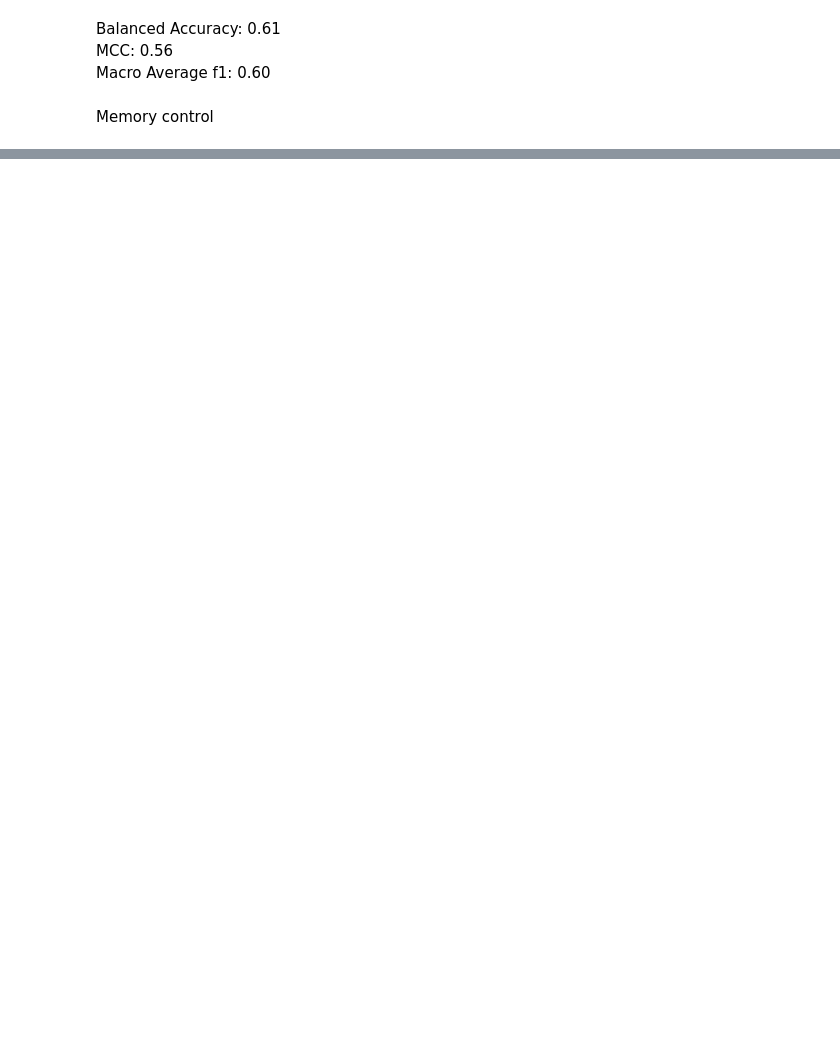
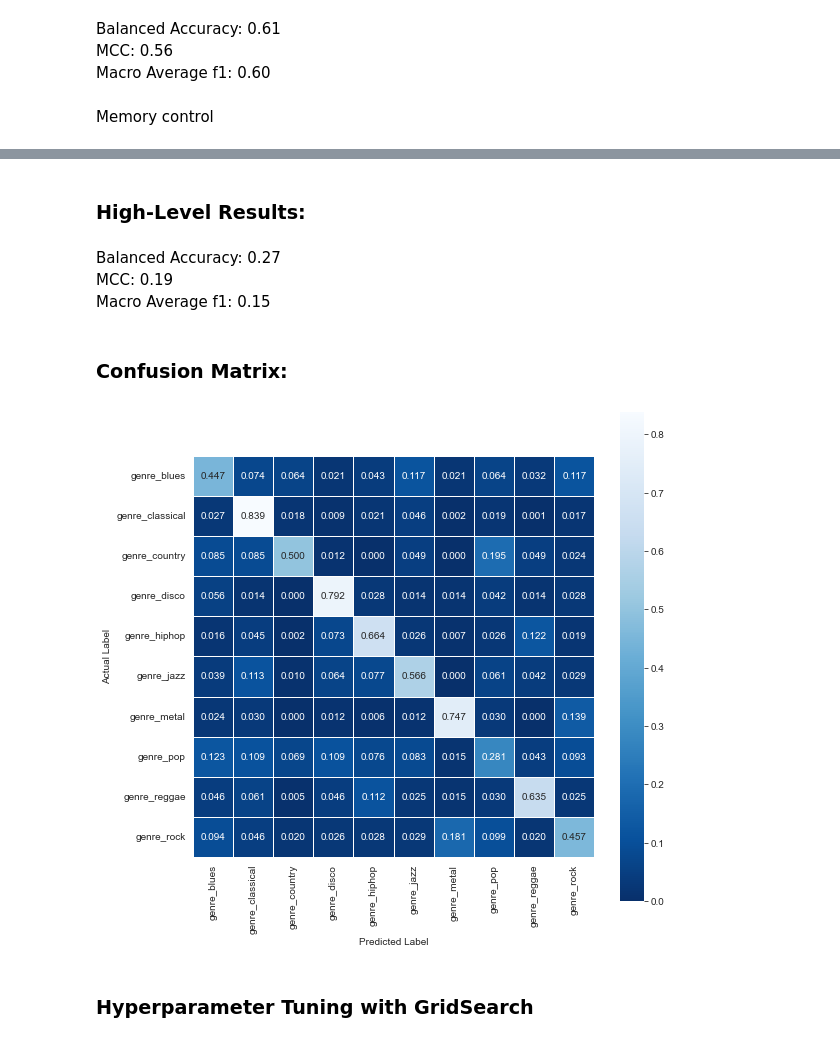
Before and after one commit to RERobbins/mids_w207_music_genre, a Jupyter notebook: presentation/project_summary.ipynb, the cells around one changed output, grey strips where cells are left out. Saved outputs shown, nothing was run; the diff lists cells and outputs as text; code cells hidden in the pictures; blank space fills up the shorter version.

```diff
--- a/presentation/project_summary.ipynb
+++ b/presentation/project_summary.ipynb
@@ -1157,0 +986,27 @@ gc.collect()
+# %%
+# split training/validation into training and validation datasets
+X_train, X_val, y_train, y_val = train_test_split(
+    X_train_val,
+    y_train_val,
+    test_size=0.25,
+    shuffle=True,
+    stratify=y_train_val,
+    random_state=1962,
+)
+# %%
+# scaling the data
+scaler = StandardScaler()
+X_train = scaler.fit_transform(X_train, y_train)
+X_test = scaler.transform(X_test)
+# %%
+#Creating the SVM model
+clf = SVC(class_weight='balanced')
+clf.fit(X_train, y_train)
+
+train_accuracy = accuracy_score(y_train, clf.predict(X_train))
+# valid_accuracy = accuracy_score(y_valid, clf.predict(X_valid))
+test_accuracy = accuracy_score(y_test, clf.predict(X_test))
+
+print(F"Train accuracy: {train_accuracy}")
+# print(F"Valid accuracy: {valid_accuracy}")
+print(F"Test accuracy:  {test_accuracy}")
@@ -1157,0 +1016,2 @@ gc.collect()
+# %%
+y_pred = clf.predict(X_test)
@@ -1157,0 +1046,24 @@ gc.collect()
+# %% [markdown]
+### High-Level Results:
+# %% [markdown]
+Balanced Accuracy: 0.27 \
+MCC: 0.19 \
+Macro Average f1: 0.15
+# %% [markdown]
+### Confusion Matrix:
+# %%
+make_confusion_matrix(
+    y_true=y_test,
+    y_pred=y_pred,
+    model=model,
+    x=X_test,
+    normalize="true",
+    autoweight_sample=True,
+    label_encoder=le,
+    figsize=(9, 9),
+)
+pass
+# %% [output]
+[figure, added]
+# %% [markdown]
+### Hyperparameter Tuning with GridSearch
```
Also changed, not shown: parts of 72 cells of this notebook.
